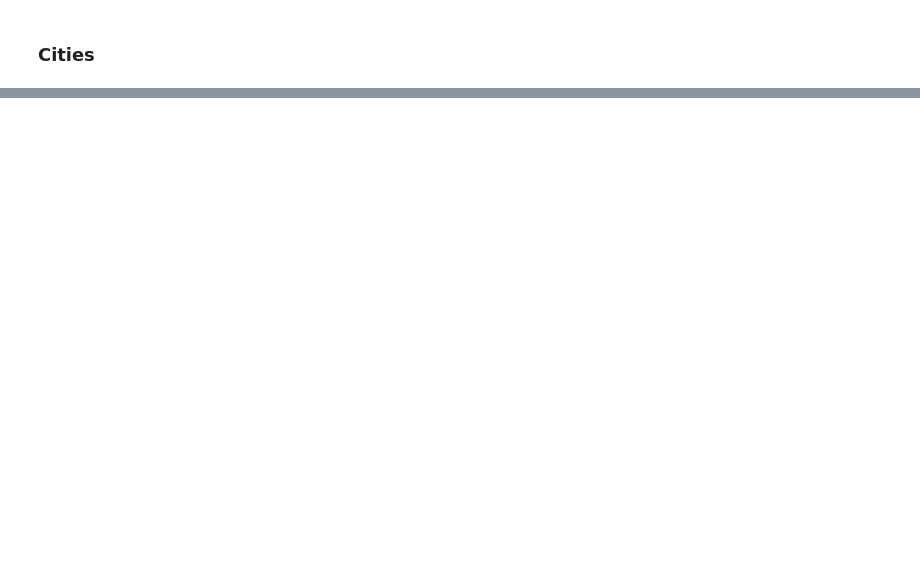
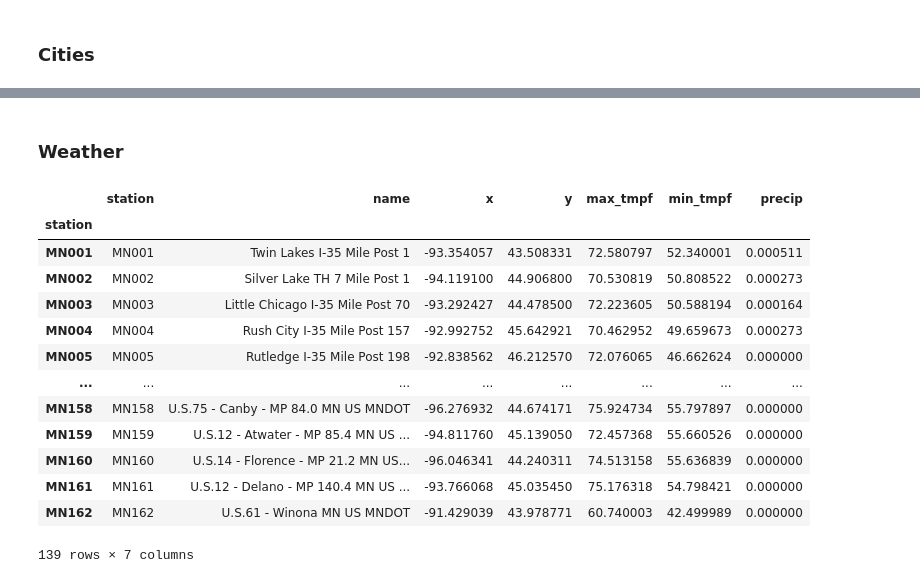
Before and after one commit to lukezaruba/minnesota-bmsb-analysis, a Jupyter notebook: notebooks/01-preprocessing.ipynb, the cells around one changed output, grey strips where cells are left out. Cells and saved outputs as stored; diff of their text form; code cells hidden in the pictures; blank space fills up the shorter version.

```diff
--- a/notebooks/01-preprocessing.ipynb
+++ b/notebooks/01-preprocessing.ipynb
@@ -81,0 +77,23 @@ arcpy.conversion.ExportFeatures(
+# %% [markdown]
+### Weather
+# %%
+# Extract & Transform Weather
+weather_df = WeatherLoader.multi_month([4, 5, 6, 7, 8, 9], 2022)
+
+# Display - WX Vals are the Mean Daily Values (i.e., Mean Max Temp)
+weather_df
+# %% [output]
+|  | station | name | x | y | max_tmpf | min_tmpf | precip |
+| station |  |  |  |  |  |  |  |
+| MN001 | MN001 | Twin Lakes I-35 Mile Post 1 | -93.354057 | 43.508331 | 72.580797 | 52.340001 | 0.000511 |
+| MN002 | MN002 | Silver Lake TH 7 Mile Post 1 | -94.119100 | 44.906800 | 70.530819 | 50.808522 | 0.000273 |
+| MN003 | MN003 | Little Chicago I-35 Mile Post 70 | -93.292427 | 44.478500 | 72.223605 | 50.588194 | 0.000164 |
+| MN004 | MN004 | Rush City I-35 Mile Post 157 | -92.992752 | 45.642921 | 70.462952 | 49.659673 | 0.000273 |
+| MN005 | MN005 | Rutledge I-35 Mile Post 198 | -92.838562 | 46.212570 | 72.076065 | 46.662624 | 0.000000 |
+| ... | ... | ... | ... | ... | ... | ... | ... |
+| MN158 | MN158 | U.S.75 - Canby - MP 84.0 MN US MNDOT | -96.276932 | 44.674171 | 75.924734 | 55.797897 | 0.000000 |
+| MN159 | MN159 | U.S.12 - Atwater - MP 85.4 MN US ... | -94.811760 | 45.139050 | 72.457368 | 55.660526 | 0.000000 |
+| MN160 | MN160 | U.S.14 - Florence - MP 21.2 MN US... | -96.046341 | 44.240311 | 74.513158 | 55.636839 | 0.000000 |
+| MN161 | MN161 | U.S.12 - Delano - MP 140.4 MN US ... | -93.766068 | 45.035450 | 75.176318 | 54.798421 | 0.000000 |
+| MN162 | MN162 | U.S.61 - Winona MN US MNDOT | -91.429039 | 43.978771 | 60.740003 | 42.499989 | 0.000000 |
+139 rows × 7 columns
```
Also changed, not shown: parts of 18 cells of this notebook, 3 other files.
